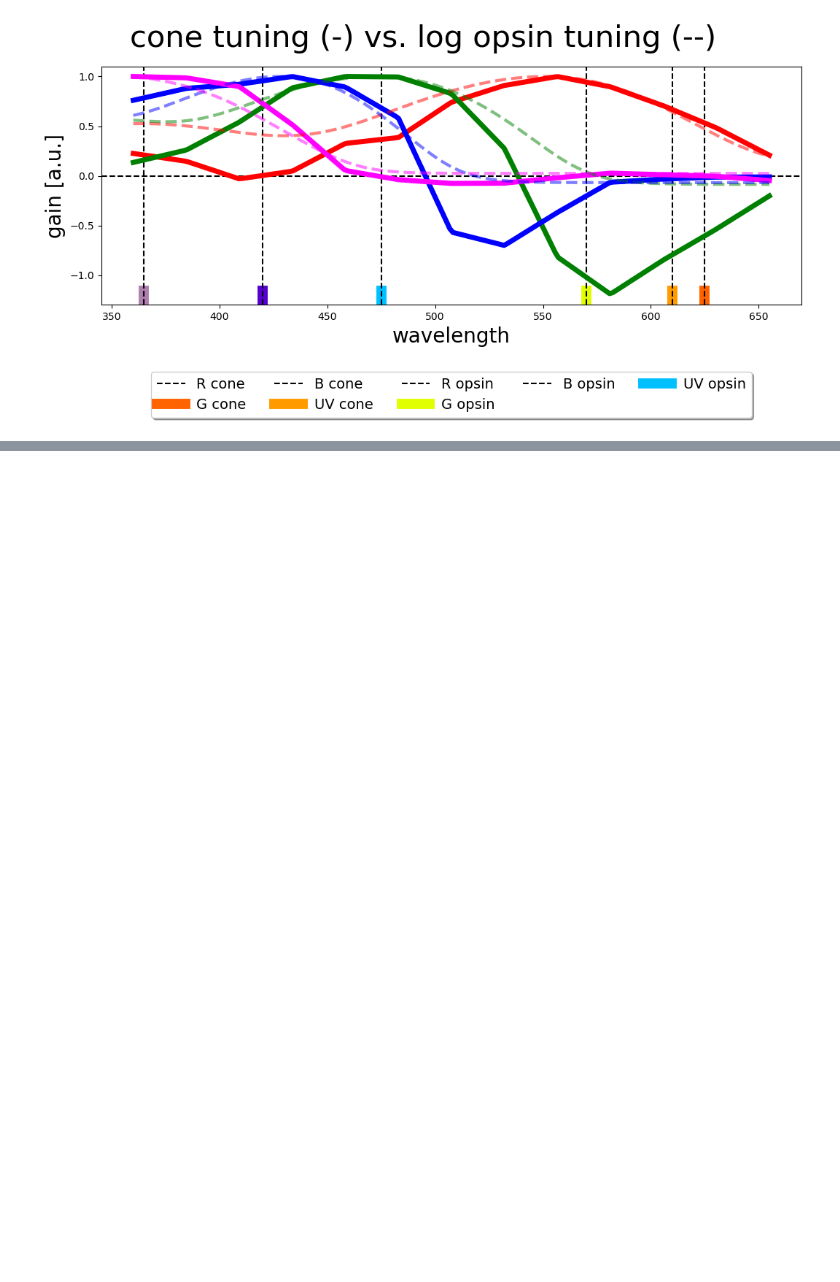
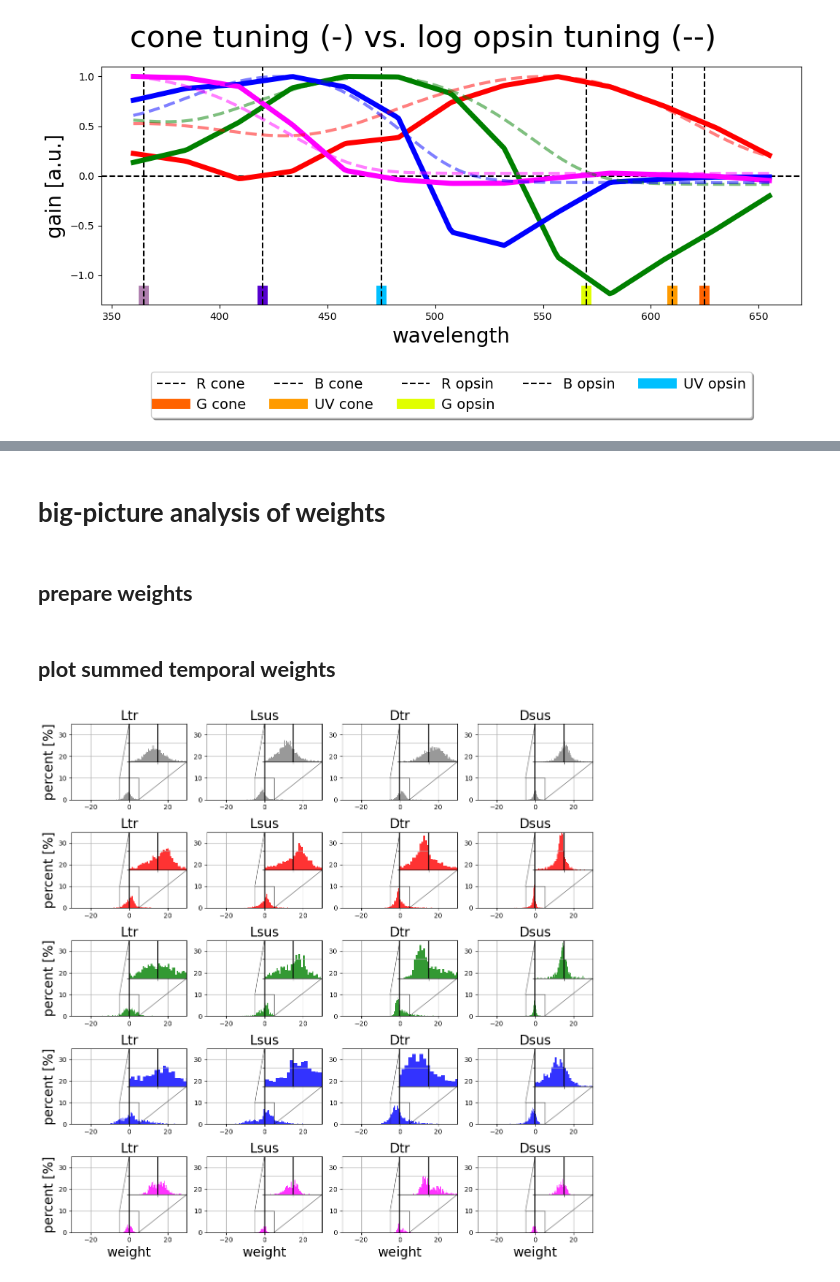
Before and after one commit to dr-kozlowski/baden_lab, a Jupyter notebook: main/template_matching.ipynb, the cells around one changed output, grey strips where cells are left out. Saved outputs shown, nothing was run; the diff lists cells and outputs as text; code cells hidden in the pictures; blank space fills up the shorter version.

```diff
--- a/main/template_matching.ipynb
+++ b/main/template_matching.ipynb
@@ -309,0 +327,18 @@ fit_responses_blue, weights_blue = fit_model(traces_ds_blue, cone_templates_blue
+# %%
+control_labels = ['control' for i in range(weights_control.shape[0])]
+uv_labels = ['uv' for i in range(weights_uv.shape[0])]
+green_labels = ['green' for i in range(weights_green.shape[0])]
+red_labels = ['red' for i in range(weights_red.shape[0])]
+blue_labels = ['blue' for i in range(weights_blue.shape[0])]
+
+concat_labels = control_labels + uv_labels + green_labels + red_labels + blue_labels
+concat_weights = np.concatenate((weights_control, weights_uv, weights_green, weights_red, weights_blue), axis=0)
+concat_masks = np.concatenate((~weights_control.mask[:, 0], ~weights_uv.mask[:, 0], ~weights_green.mask[:, 0], ~weights_red.mask[:, 0], ~weights_blue.mask[:, 0]), axis=0)
+concat_ipls = np.concatenate((pooled_IPLs_control_masked, pooled_IPLs_uv_masked, pooled_IPLs_green_masked, pooled_IPLs_red_masked, pooled_IPLs_blue_masked), axis=0)
+
+weights_df = pd.DataFrame(concat_weights, columns=temp_columns)
+weights_df['IPL'] = concat_ipls
+weights_df['condition'] = concat_labels
+weights_df['valid'] = concat_masks
+weights_df = weights_df.drop(weights_df[weights_df.valid == False].index)
+weights_df = weights_df.drop(['valid'], axis=1)
@@ -309,0 +447,4 @@ fit_responses_blue, weights_blue = fit_model(traces_ds_blue, cone_templates_blue
+# %% [markdown]
+# **big-picture analysis of weights**
+# %% [markdown]
+## **prepare weights**
@@ -309,0 +499,37 @@ fit_responses_blue, weights_blue = fit_model(traces_ds_blue, cone_templates_blue
+# %% [markdown]
+## **plot summed temporal weights**
+# %%
+cmap_list = ['gray', 'red', 'green', 'blue', 'magenta']
+
+conditions = ['control', 'red', 'green', 'blue', 'uv']
+bins = 100
+fontsize = 20
+to_plot = [summed_temporal_inputs_control, summed_temporal_inputs_red, summed_temporal_inputs_green, summed_temporal_inputs_blue, summed_temporal_inputs_uv]
+
+fig, axes = plt.subplots(len(conditions), 4, figsize=(12, 12))
+for ax in axes.flat:
+    ax.axvline(0, color='k')
+
+    ax.set_ylim(0, 35)
+    ax.set_xlim(-30, 30)
+for i, condition in enumerate(conditions):
+    df = to_plot[i]
+    for j, column in enumerate(df.columns):
+        df[column].hist(bins=bins, weights=np.ones_like(df[column]) * 100. / len(df[column]), ax=axes[i, j], color=cmap_list[i], alpha=0.8)
+        axes[i, j].set_title(column, fontsize=fontsize)
+        if [i, j] in [[0, 0], [1, 0], [2, 0], [3, 0], [4, 0]]:
+            axes[i, j].set_ylabel('percent [%]', fontsize=fontsize)
+        if [i, j] in [[4, 0], [4, 1], [4, 2], [4, 3], [4, 4]]:
+            axes[i, j].set_xlabel('weight', fontsize=fontsize)
+
+x1, x2, y1, y2 = -5, 5, 0, 10
+for i, condition in enumerate(conditions):
+    df = to_plot[i]
+    for j, column in enumerate(df.columns):
+        ax_in_uvdtr = axes[i, j].inset_axes([0.5, 0.5, 0.5, 0.5],
+                                    xlim=(x1, x2), ylim=(y1, y2), xticklabels=[], yticklabels=[])
+        df[column].hist(bins=bins, weights=np.ones_like(df[column]) * 100. / len(df[column]), ax=ax_in_uvdtr, color=cmap_list[i], alpha=0.8)
+        ax_in_uvdtr.axvline(0, color='k')
+        axes[i, j].indicate_inset_zoom(ax_in_uvdtr, edgecolor="black")
+# %% [output]
+[figure, added]
```
Also changed, not shown: parts of 27 cells of this notebook, 9 other files.
